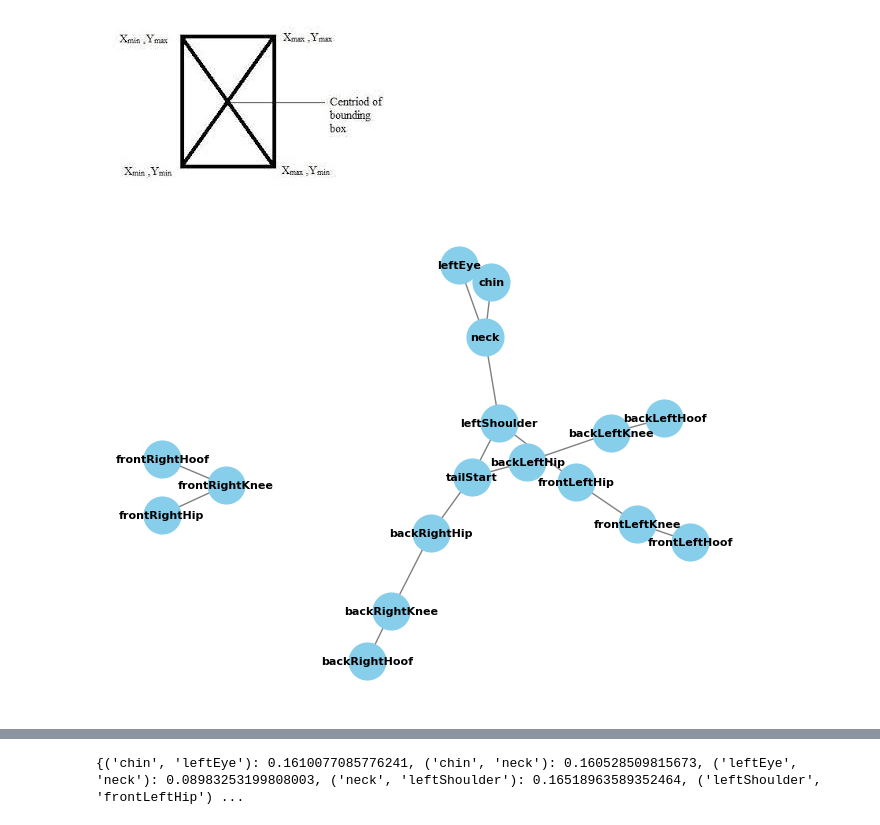
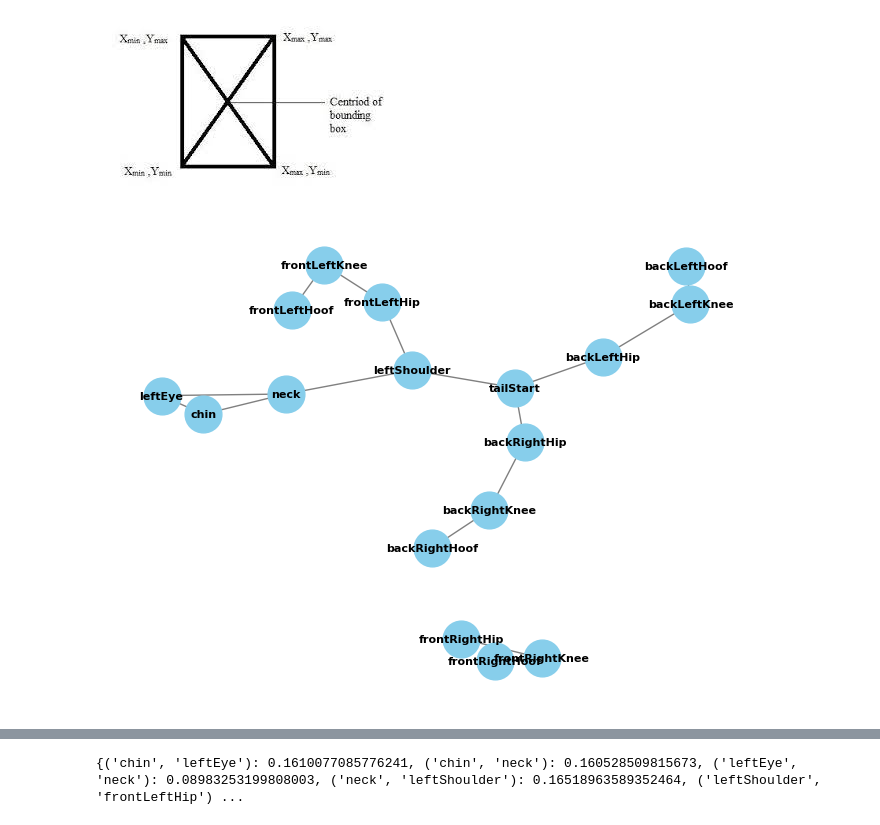
Before and after one commit to kaburia/animal-poses4population, a Jupyter notebook: graph_embeddings.ipynb, the cells around one changed output, grey strips where cells are left out. Drawn from its saved outputs; the diff is of its cells as text; code cells hidden in the pictures.

```diff
--- a/graph_embeddings.ipynb
+++ b/graph_embeddings.ipynb
@@ -84,10 +87,10 @@ Define rules to connect the nodes
 # get the graph for the landmarks data
 graph_seq = graph_sequence()
 # %%
-first_file_frame = graph_seq['740.mat'][33]
+first_file_frame = graph_seq['100.mat'][33]
 # draw the graph
 # pos = nx.spring_layout(first_file_frame)
 nx.draw(first_file_frame,  with_labels=True, font_weight='bold', node_size=700,
         node_color='skyblue', font_color='black', font_size=8, edge_color='gray')
 # %% [output]
-[figure, old version]
+[figure, new version]
```
Also changed, not shown: parts of 11 cells of this notebook.
